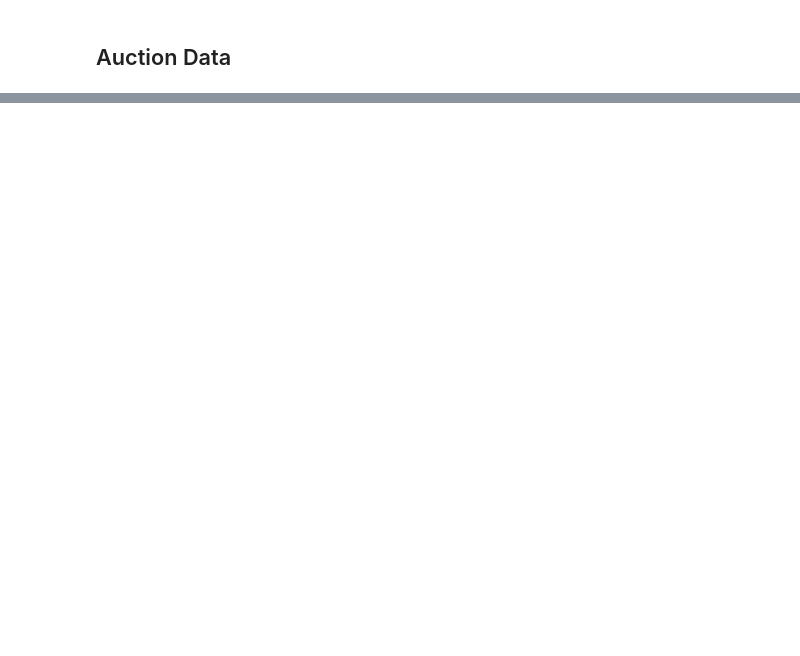
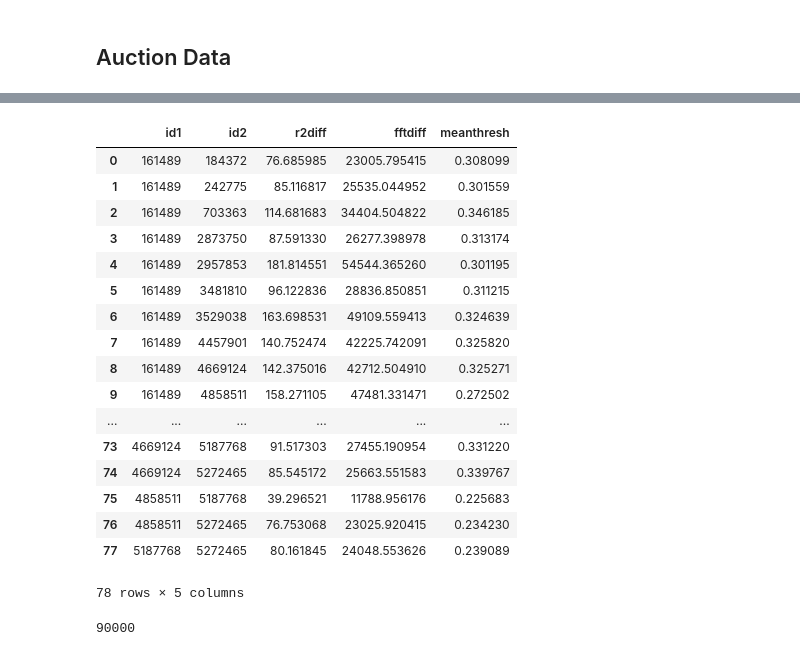
Before and after one commit to rhsimplex/artsift, a Jupyter notebook: Art Sales Analysis.ipynb, the cells around one changed output, grey strips where cells are left out. Saved outputs shown, nothing was run; the diff lists cells and outputs as text; code cells hidden in the pictures; blank space fills up the shorter version.

```diff
--- a/Art Sales Analysis.ipynb
+++ b/Art Sales Analysis.ipynb
@@ -334,0 +480,2 @@ for dic in dicts:
+# %%
+res = art_utils.image_compare(df_id[df_id['artTitle']=='Paysage'])
@@ -334,0 +497,25 @@ for dic in dicts:
+# %%
+res
+# %% [output]
+|  | id1 | id2 | r2diff | fftdiff | meanthresh |
+| 0 | 161489 | 184372 | 76.685985 | 23005.795415 | 0.308099 |
+| 1 | 161489 | 242775 | 85.116817 | 25535.044952 | 0.301559 |
+| 2 | 161489 | 703363 | 114.681683 | 34404.504822 | 0.346185 |
+| 3 | 161489 | 2873750 | 87.591330 | 26277.398978 | 0.313174 |
+| 4 | 161489 | 2957853 | 181.814551 | 54544.365260 | 0.301195 |
+| 5 | 161489 | 3481810 | 96.122836 | 28836.850851 | 0.311215 |
+| 6 | 161489 | 3529038 | 163.698531 | 49109.559413 | 0.324639 |
+| 7 | 161489 | 4457901 | 140.752474 | 42225.742091 | 0.325820 |
+| 8 | 161489 | 4669124 | 142.375016 | 42712.504910 | 0.325271 |
+| 9 | 161489 | 4858511 | 158.271105 | 47481.331471 | 0.272502 |
+| ... | ... | ... | ... | ... | ... |
+| 73 | 4669124 | 5187768 | 91.517303 | 27455.190954 | 0.331220 |
+| 74 | 4669124 | 5272465 | 85.545172 | 25663.551583 | 0.339767 |
+| 75 | 4858511 | 5187768 | 39.296521 | 11788.956176 | 0.225683 |
+| 76 | 4858511 | 5272465 | 76.753068 | 23025.920415 | 0.234230 |
+| 77 | 5187768 | 5272465 | 80.161845 | 24048.553626 | 0.239089 |
+78 rows × 5 columns
+# %%
+300**2
+# %% [output]
+90000
```
Also changed, not shown: parts of 27 cells of this notebook, 2 other files.
